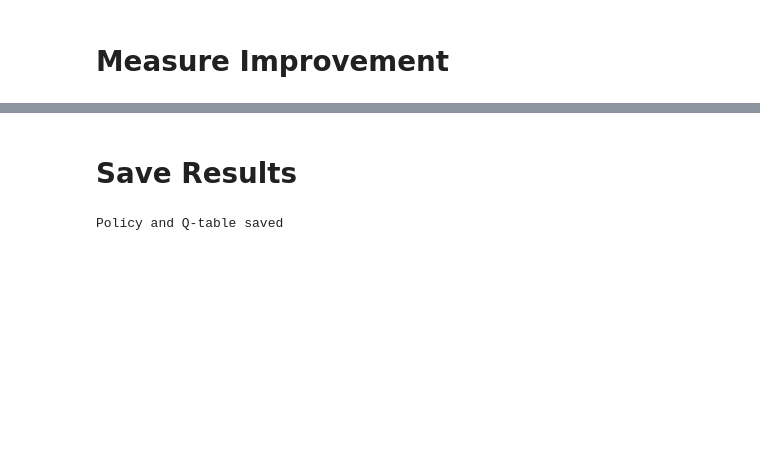
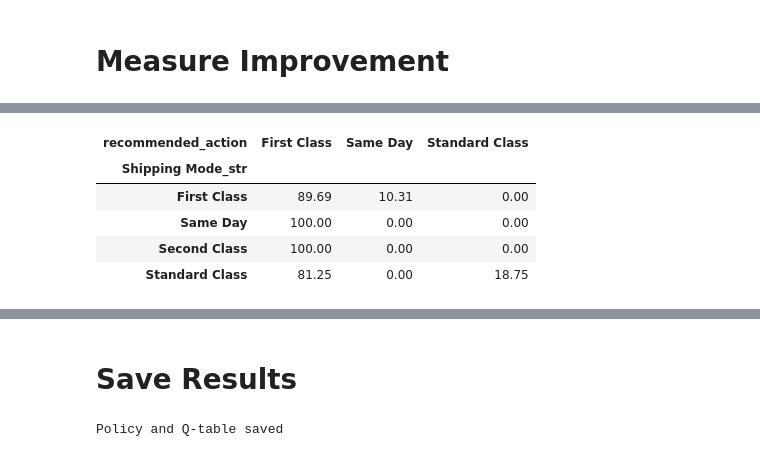
Before and after one commit to Jasonmiller513/Dissertation, a Jupyter notebook: Second_Test_WA.ipynb, the cells around one changed output, grey strips where cells are left out. Cells and saved outputs as stored; diff of their text form; code cells hidden in the pictures; blank space fills up the shorter version.

```diff
--- a/Second_Test_WA.ipynb
+++ b/Second_Test_WA.ipynb
@@ -1370,19 +1387,0 @@ Training complete
-# %%
-valid_state_actions = (
-    train_df.groupby("state_id")["action_id"]
-    .apply(list)
-    .to_dict()
-)
-
-policy_actions = []
-
-for s in range(Q.shape[0]):
-    valid_actions = valid_state_actions.get(s, list(range(Q.shape[1])))
-    best_action = max(valid_actions, key=lambda a: Q[s, a])
-    policy_actions.append(best_action)
-
-policy_df = pd.DataFrame({
-    "state_id": np.arange(Q.shape[0]),
-    "action_id": policy_actions,
-    "recommended_action": action_encoder.inverse_transform(policy_actions)
-})
@@ -1620,0 +1743,62 @@ Goal not achieved
+# %%
+import joblib
+import pandas as pd
+import numpy as np
+
+# Load the specific action and state encoders used for Q-learning
+action_le_q = joblib.load("action_le_q.pkl")
+state_le_q = joblib.load("state_le_q.pkl")
+
+# Load the processed validation dataframe
+eval_df = pd.read_csv("dataco_rl_validation_processed.csv", encoding="latin1")
+
+# Filter eval_df to only include state_ids that state_le_q knows about
+known_original_state_ids = state_le_q.classes_
+
+eval_df = eval_df[eval_df["state_id"].isin(known_original_state_ids)].copy()
+
+if not eval_df.empty:
+    # Transform eval_df's original state_id to Q-table's 0-indexed IDs
+    eval_df["q_state_id"] = state_le_q.transform(eval_df["state_id"].astype(int))
+
+    # Extract best action for each q_state_id from the Q-table
+    # Q is assumed to be available in the global scope
+    policy_action_ids = np.argmax(Q, axis=1)
+
+    # Inverse transform to get the human-readable recommended action strings
+    recommended_action_strings = action_le_q.inverse_transform(policy_action_ids).astype(str)
+
+    # Create a temporary DataFrame to map q_state_id to recommended_action
+    policy_df_local = pd.DataFrame({
+        "q_state_id": np.arange(len(recommended_action_strings)),
+        "recommended_action": recommended_action_strings
+    })
+
+    # Merge recommended actions into eval_df
+    eval_df = eval_df.merge(policy_df_local, on="q_state_id", how="left")
+
+    # Ensure the 'Shipping Mode_str' column is available
+    if 'Shipping Mode_str' not in eval_df.columns:
+        # Assuming 'Shipping Mode' column exists and needs to be copied
+        if 'Shipping Mode' in eval_df.columns:
+            eval_df['Shipping Mode_str'] = eval_df['Shipping Mode']
+        else:
+            print("Warning: 'Shipping Mode' column not found, cannot create 'Shipping Mode_str'.")
+
+    # Now perform the comparison using the newly added 'recommended_action' column
+    comparison = pd.crosstab(
+        eval_df["Shipping Mode_str"],
+        eval_df["recommended_action"].str.split("|").str[-1].str.strip(),
+        normalize="index"
+    ) * 100
+
+    display(comparison.round(2))
+else:
+    print("Eval DataFrame is empty after filtering for Q-table compatible states. Cannot perform comparison.")
+# %% [output]
+| recommended_action | First Class | Same Day | Standard Class |
+| Shipping Mode_str |  |  |  |
+| First Class | 89.69 | 10.31 | 0.00 |
+| Same Day | 100.00 | 0.00 | 0.00 |
+| Second Class | 100.00 | 0.00 | 0.00 |
+| Standard Class | 81.25 | 0.00 | 18.75 |
```
Also changed, not shown: parts of 25 cells of this notebook.
